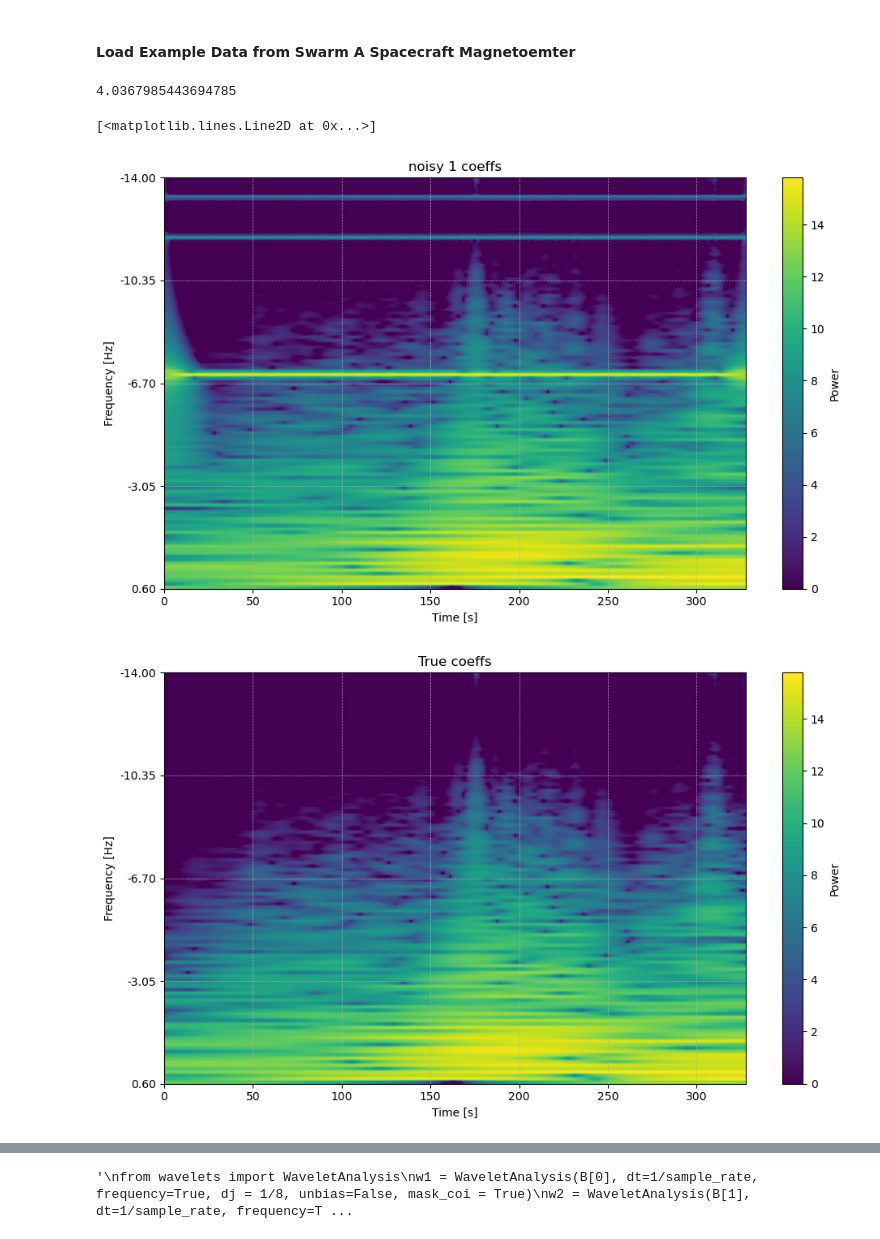
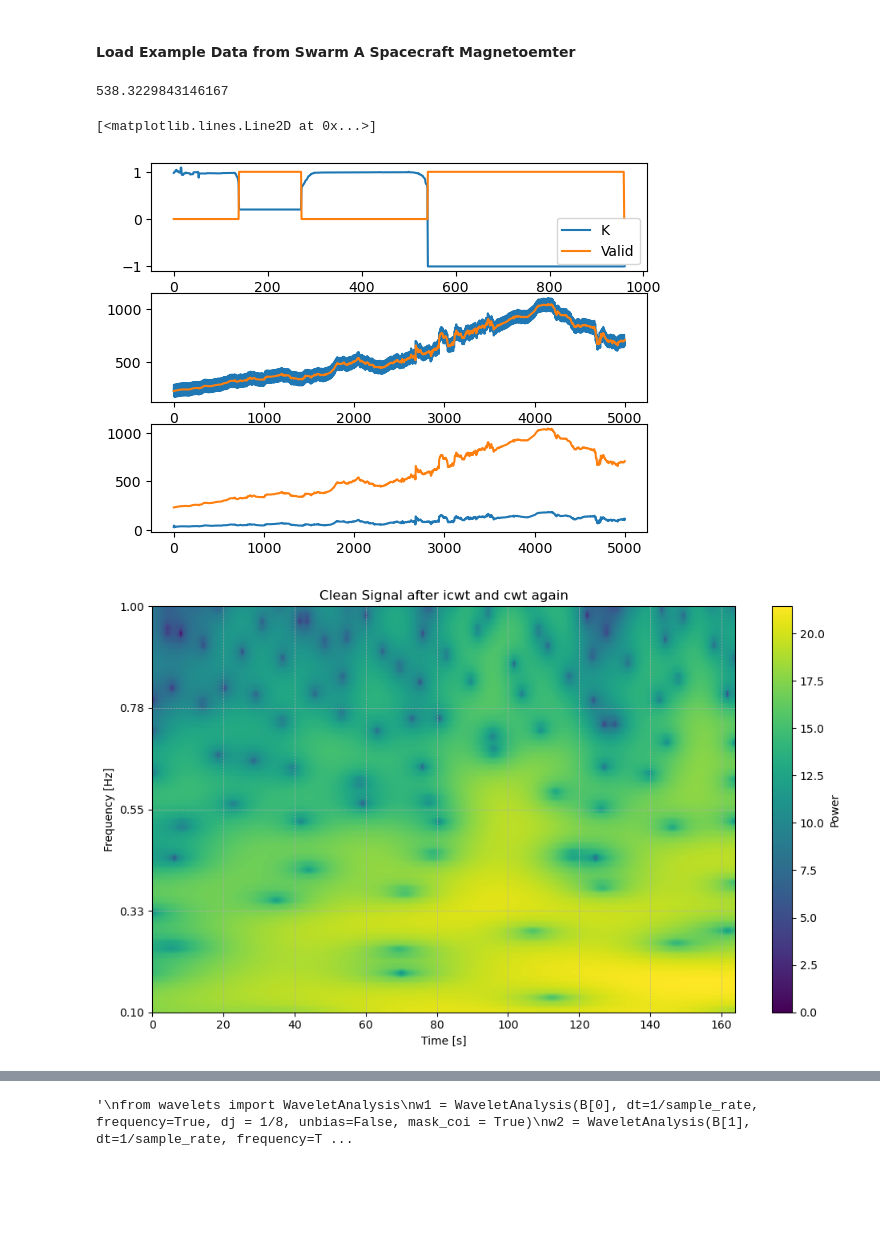
Before and after one commit to aphoffmann/InvertibleWavelets, a Jupyter notebook: WAICUP_TEST copy.ipynb, the cells around one changed output, grey strips where cells are left out. Saved outputs shown, nothing was run; the diff lists cells and outputs as text; code cells hidden in the pictures; blank space fills up the shorter version.

```diff
--- a/WAICUP_TEST copy.ipynb
+++ b/WAICUP_TEST copy.ipynb
@@ -11,3 +9,5 @@ wavelet_obj = Morlet(6,1)
+# %%
+wavelet_obj = Cauchy(100)
 # %% [markdown]
 #### Load Example Data from Swarm A Spacecraft Magnetoemter
 # %%
@@ -28,12 +28,7 @@ transform = Transform(
     fs = sample_rate,
     wavelet=wavelet_obj, # Wavelet to use
     #pad_method=None, # Padding method for the convolution calls np.pad. Set to None if no padding
-    b = 3,
-    q = 20,
-    Mc=0,
-    scales = 'dyadic',
-    lowpass_channel=True,
-    dj = 1/20
+    Mc = 0,
 )
 
 "Perform forward wavelet transform"
@@ -100,7 +95,6 @@ w_clean[nan_mask] = (weights_1[nan_mask]*w1[nan_mask]+ weights_2[nan_mask]*w2[na
 result = transform.inverse(np.copy(w_clean))
 print(np.sqrt(((data[100:-100]-result[100:-100])**2).mean(axis=0)))
 
-%matplotlib qt5
 fig, ax = plt.subplots(3,1)
 ax[0].plot(k_hat, label='K')
 ax[0].plot(np.array(valid_mask, dtype=int), label='Valid')
@@ -110,15 +104,15 @@ ax[1].plot(data)
 ax[2].plot(result)
 ax[2].plot(data)
 # %% [output]
-4.0367985443694785
+538.3229843146167
 [<matplotlib.lines.Line2D at 0x...>]
+[figure, added]
 # %%
 %matplotlib inline
-transform.power_scalogram(w1, vmin=0,  title = 'noisy 1 coeffs')
-transform.power_scalogram(transform.forward(data), vmin=0, title = 'True coeffs')
-transform.power_scalogram(w_clean, vmin=0, title = 'Cleaned Signal coeffs')
+#transform.power_scalogram(w1, vmin=0,  title = 'noisy 1 coeffs')
+#transform.power_scalogram(transform.forward(data), vmin=0, title = 'True coeffs')
+#transform.power_scalogram(w_clean, vmin=0, title = 'Cleaned Signal coeffs')
 w = transform.forward(result)
 transform.power_scalogram(w, vmin=0, title = 'Clean Signal after icwt and cwt again')
 # %% [output]
-[figure, old version]
+[figure, new version]
-[figure, removed]
```
Also changed, not shown: parts of 7 cells of this notebook, 4 other files.
